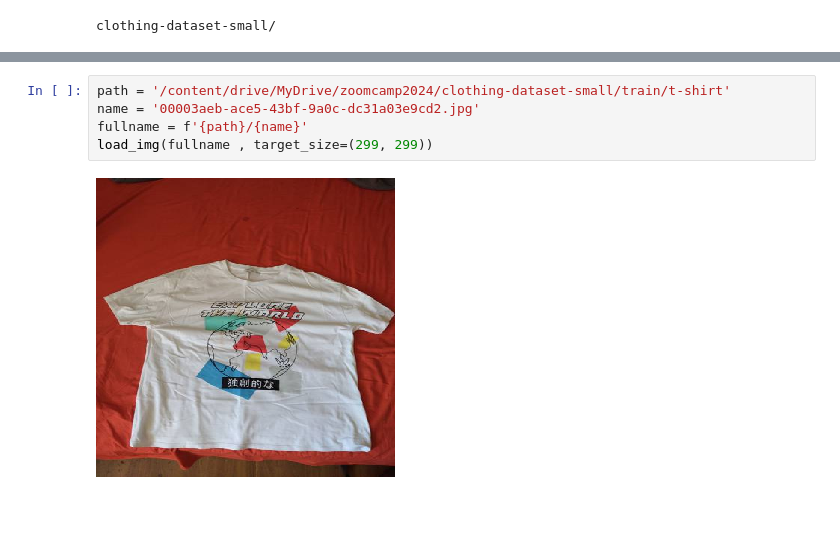
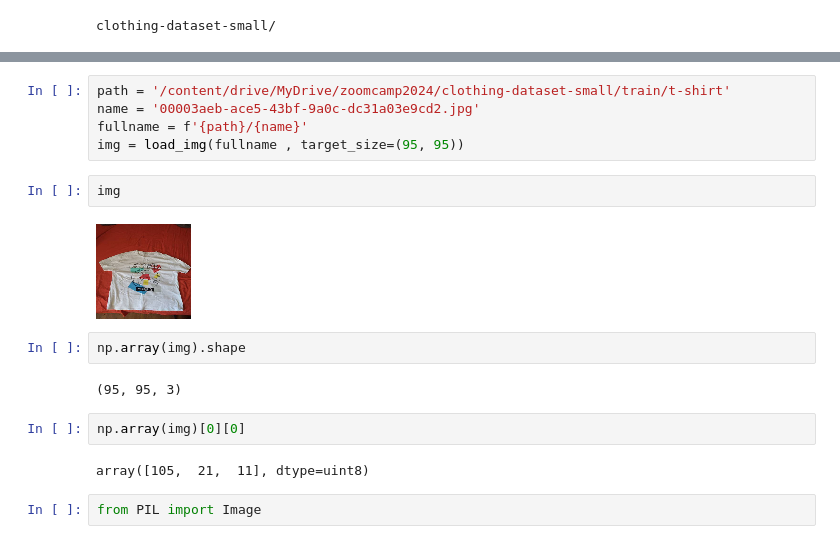
Before and after one commit to 4362725Gb/ml-zoomCamp2024, a Jupyter notebook: 08-deep-learning/08-fashion_DL.ipynb, the cells around one changed output, grey strips where cells are left out. Drawn from its saved outputs; the diff is of its cells as text; blank space fills up the shorter version.

```diff
--- a/08-deep-learning/08-fashion_DL.ipynb
+++ b/08-deep-learning/08-fashion_DL.ipynb
@@ -38,6 +35,18 @@ load_img('/content/drive/MyDrive/zoomcamp2024/clothing-dataset-small/train/t-shi
 path = '/content/drive/MyDrive/zoomcamp2024/clothing-dataset-small/train/t-shirt'
 name = '00003aeb-ace5-43bf-9a0c-dc31a03e9cd2.jpg'
 fullname = f'{path}/{name}'
-load_img(fullname , target_size=(299, 299))
+img = load_img(fullname , target_size=(95, 95))
-# %% [output]
-[figure, removed]
+# %%
+img
+# %% [output]
+[figure, added]
+# %%
+np.array(img).shape
+# %% [output]
+(95, 95, 3)
+# %%
+np.array(img)[0][0]
+# %% [output]
+array([105,  21,  11], dtype=uint8)
+# %%
+from PIL import Image
```
Also changed, not shown: parts of 4 cells of this notebook.
